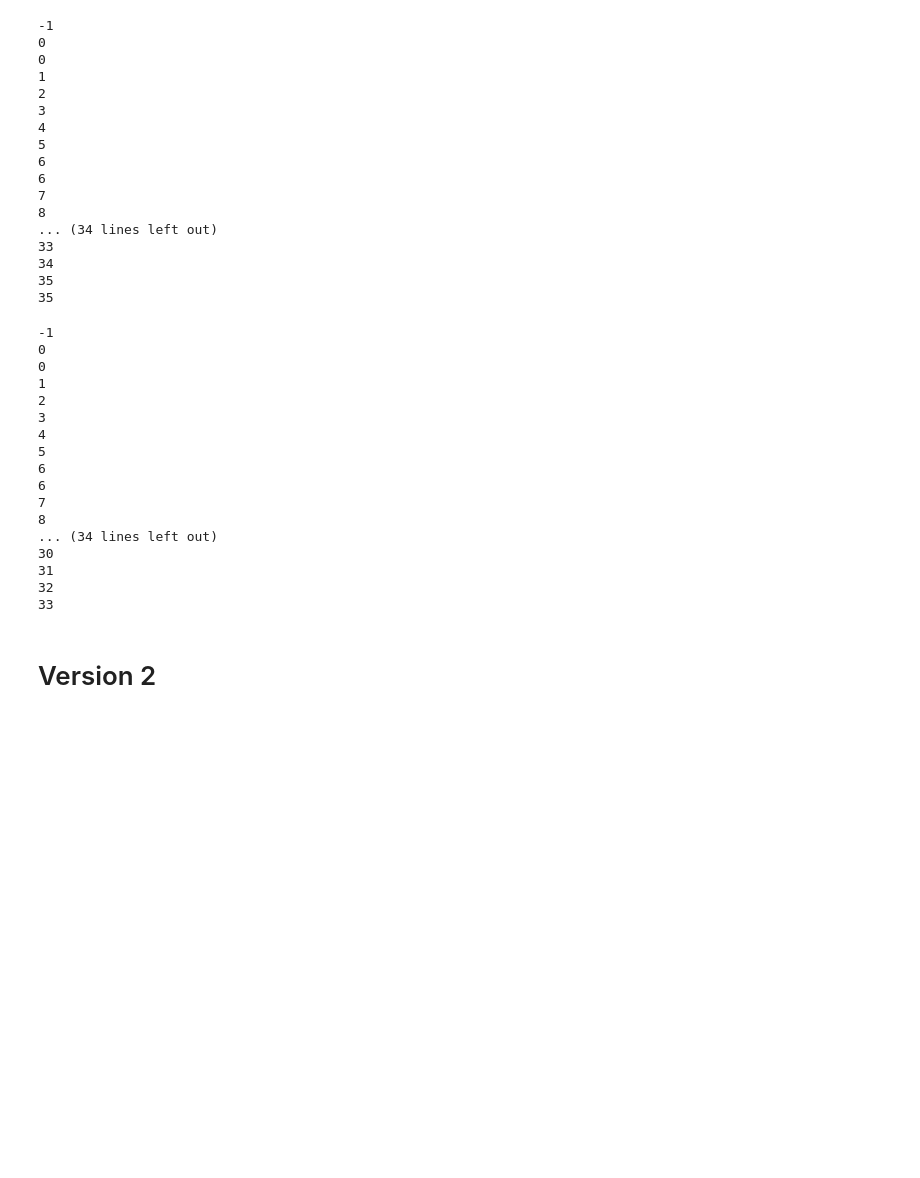
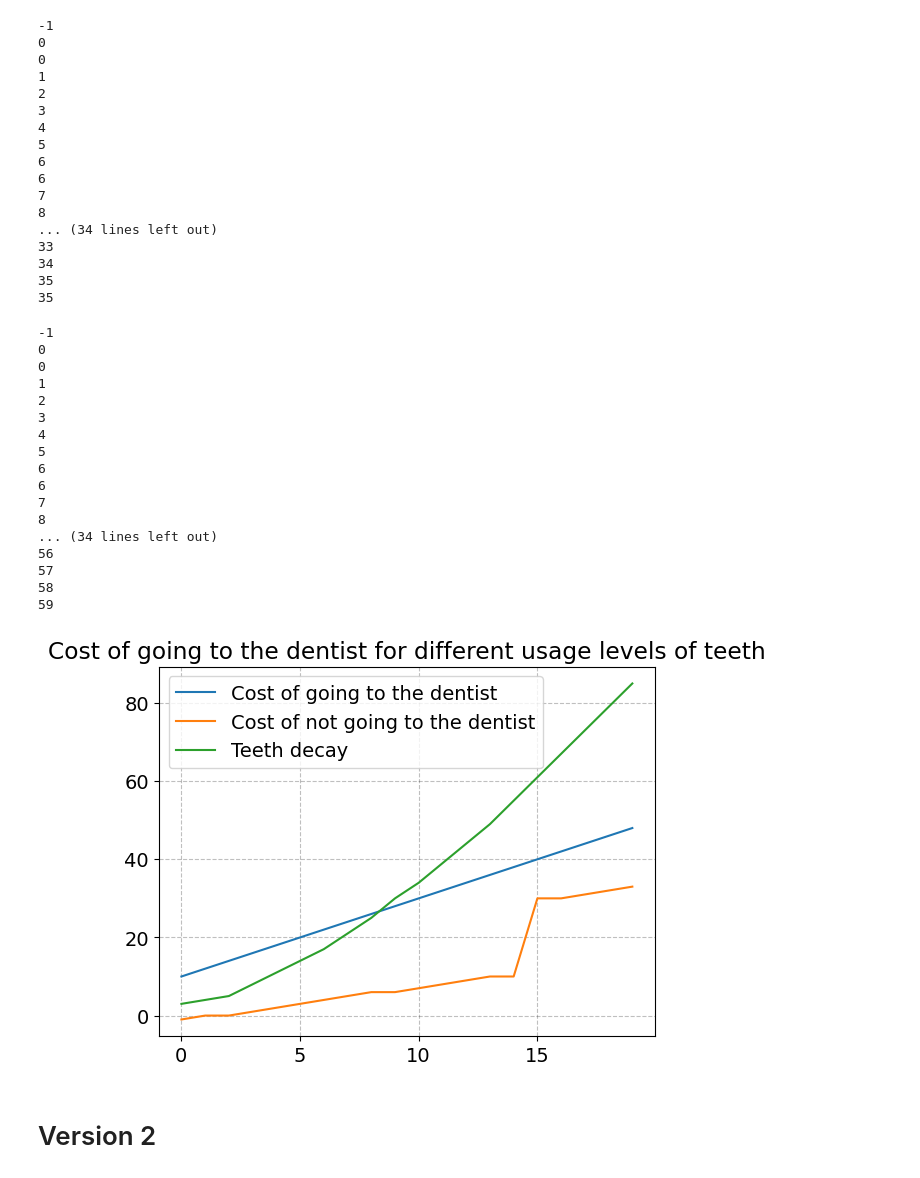
Before and after one commit to biguntitled/Intro_Num, a Jupyter notebook: Marius_Dentist.ipynb, the cells around one changed output. Drawn from its saved outputs; the diff is of its cells as text; code cells hidden in the pictures; blank space fills up the shorter version.

```diff
--- a/Marius_Dentist.ipynb
+++ b/Marius_Dentist.ipynb
@@ -56,7 +56,7 @@ Defining a function (disutil_ache_threshold) that calculates the disutility caus
 # %%
 def disutil_ache_threshold(par, x_t):
     if x_t >= par.threshold:
-        disutil = (par.weight * (x_t - par.threshold))**(1 - par.gamma) / (1 - par.gamma)
+        disutil = (par.weight * (x_t + par.threshold))**(1 - par.gamma) / (1 - par.gamma)
     else:
         disutil = (x_t**(1-par.gamma) - 1) / (1 - par.gamma)
     return int(disutil)
@@ -107,23 +107,29 @@ for i in range(0,50):
 7
 8
 ... (34 lines left out)
-30
-31
-32
-33
+56
+57
+58
+59
 # %%
 c_going = []
+c_not_going = []
 expo = []
 logo = []
-for i in range(0,50):
+decay = []
+for i in range(0,20):
     c_going.append(cost_dentist(par,1, i))#cost of not going for all diff. stages
-    expo.append(i**1.5)#incorporate a decay rate of not going
-    logo.append(np.log(i+1))
-plt.plot(c_going)
-plt.plot(logo)
-plt.plot(expo)
+    c_not_going.append(cost_dentist(par,0, i) + disutil_ache_threshold(par, i))
+    decay.append(teeth_decay(par, 0, i))
+
+plt.plot(c_going, label='Cost of going to the dentist')
+plt.plot(c_not_going, label='Cost of not going to the dentist')
+plt.plot(decay, label='Teeth decay')
 plt.title('Cost of going to the dentist for different usage levels of teeth')
-plt.show
+plt.legend()
+plt.show()
+# %% [output]
+[figure, added]
 # %% [markdown]
 # Version 2
 # %%
```
Also changed, not shown: parts of 1 cell of this notebook.
